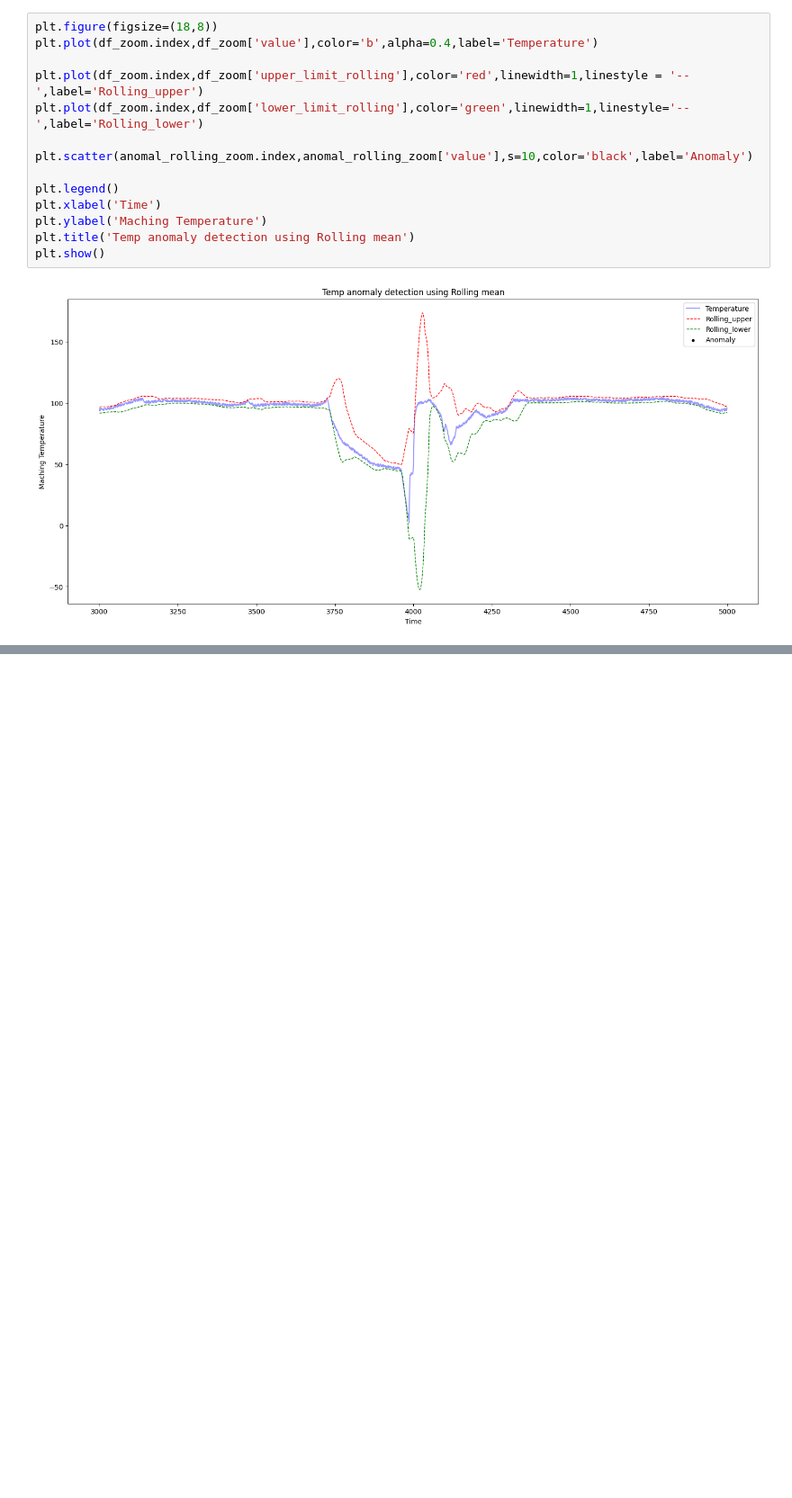
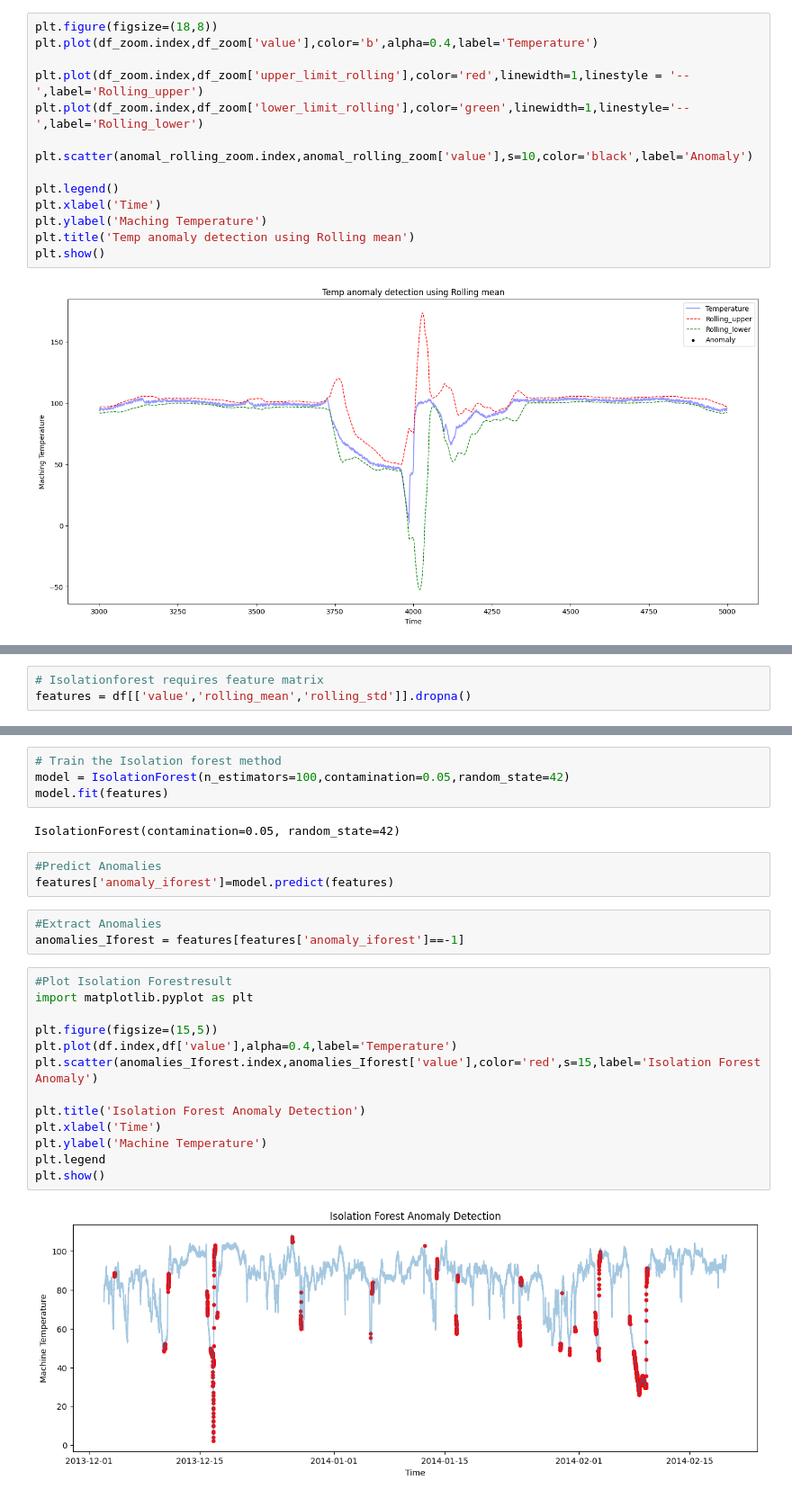
Before and after one commit to MohanManohar/predictive-maintenance-ml, a Jupyter notebook: notebooks/Machine_failure_detection .ipynb, the cells around one changed output, grey strips where cells are left out. Shown at 90% size. Saved outputs shown, nothing was run; the diff lists cells and outputs as text; blank space fills up the shorter version.

Commit message:
Add Isolation Forest Anomaly detection model

```diff
--- a/notebooks/Machine_failure_detection .ipynb
+++ b/notebooks/Machine_failure_detection .ipynb
@@ -220,0 +234,3 @@ plt.show()
+# %%
+# Isolationforest requires feature matrix
+features = df[['value','rolling_mean','rolling_std']].dropna()
@@ -220,0 +247,27 @@ plt.show()
+# %%
+# Train the Isolation forest method
+model = IsolationForest(n_estimators=100,contamination=0.05,random_state=42)
+model.fit(features)
+# %% [output]
+IsolationForest(contamination=0.05, random_state=42)
+# %%
+#Predict Anomalies
+features['anomaly_iforest']=model.predict(features)
+# %%
+#Extract Anomalies
+anomalies_Iforest = features[features['anomaly_iforest']==-1]
+# %%
+#Plot Isolation Forestresult
+import matplotlib.pyplot as plt
+
+plt.figure(figsize=(15,5))
+plt.plot(df.index,df['value'],alpha=0.4,label='Temperature')
+plt.scatter(anomalies_Iforest.index,anomalies_Iforest['value'],color='red',s=15,label='Isolation Forest Anomaly')
+
+plt.title('Isolation Forest Anomaly Detection')
+plt.xlabel('Time')
+plt.ylabel('Machine Temperature')
+plt.legend
+plt.show()
+# %% [output]
+[figure, added]
```
Also changed, not shown: parts of 5 cells of this notebook.
